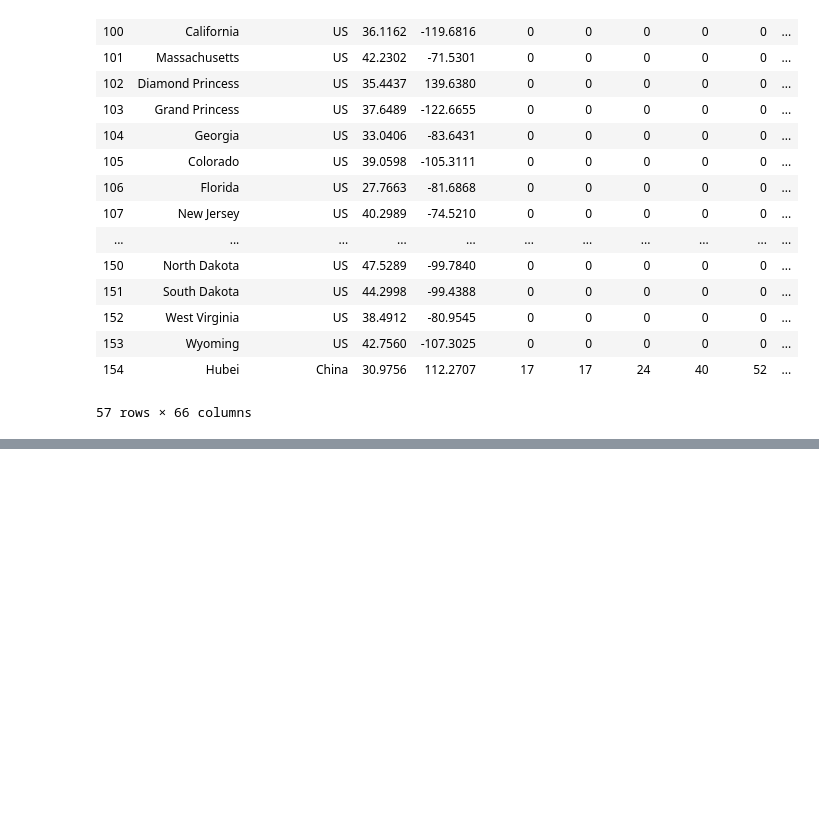
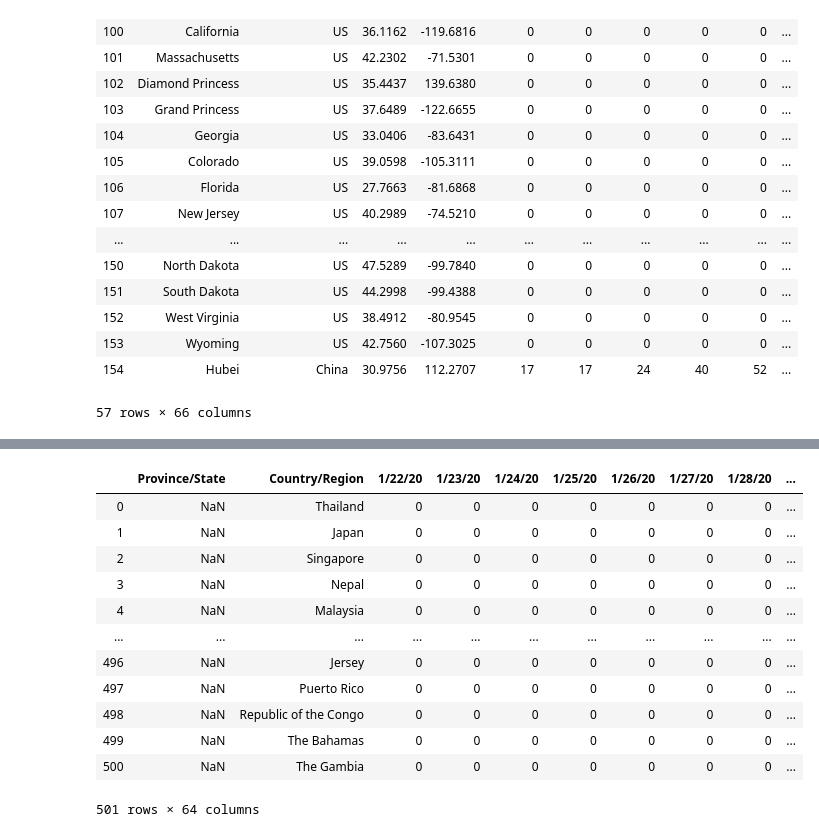
Before and after one commit to Wildertrek/COVID-19, a Jupyter notebook: Wrangling_JHU_COVID-19_Data.ipynb, the cells around one changed output, grey strips where cells are left out. Drawn from its saved outputs; the diff is of its cells as text; code cells hidden in the pictures; blank space fills up the shorter version.

```diff
--- a/Wrangling_JHU_COVID-19_Data.ipynb
+++ b/Wrangling_JHU_COVID-19_Data.ipynb
@@ -131,0 +157,18 @@ deaths.iloc[98:155]
+# %%
+dropped_latlong_deaths = deaths.drop(['Lat', 'Long'], axis=1)
+# %%
+dropped_latlong_deaths
+# %% [output]
+|  | Province/State | Country/Region | 1/22/20 | 1/23/20 | 1/24/20 | 1/25/20 | 1/26/20 | 1/27/20 | 1/28/20 | ... |
+| 0 | NaN | Thailand | 0 | 0 | 0 | 0 | 0 | 0 | 0 | ... |
+| 1 | NaN | Japan | 0 | 0 | 0 | 0 | 0 | 0 | 0 | ... |
+| 2 | NaN | Singapore | 0 | 0 | 0 | 0 | 0 | 0 | 0 | ... |
+| 3 | NaN | Nepal | 0 | 0 | 0 | 0 | 0 | 0 | 0 | ... |
+| 4 | NaN | Malaysia | 0 | 0 | 0 | 0 | 0 | 0 | 0 | ... |
+| ... | ... | ... | ... | ... | ... | ... | ... | ... | ... | ... |
+| 496 | NaN | Jersey | 0 | 0 | 0 | 0 | 0 | 0 | 0 | ... |
+| 497 | NaN | Puerto Rico | 0 | 0 | 0 | 0 | 0 | 0 | 0 | ... |
+| 498 | NaN | Republic of the Congo | 0 | 0 | 0 | 0 | 0 | 0 | 0 | ... |
+| 499 | NaN | The Bahamas | 0 | 0 | 0 | 0 | 0 | 0 | 0 | ... |
+| 500 | NaN | The Gambia | 0 | 0 | 0 | 0 | 0 | 0 | 0 | ... |
+501 rows × 64 columns
```
Also changed, not shown: parts of 8 cells of this notebook.
